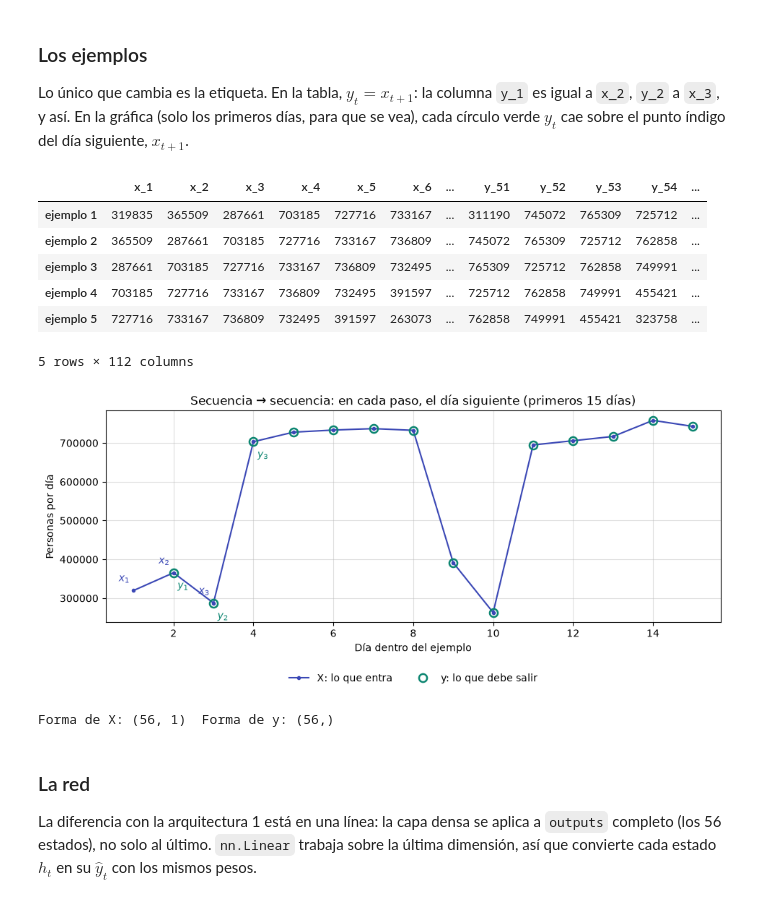
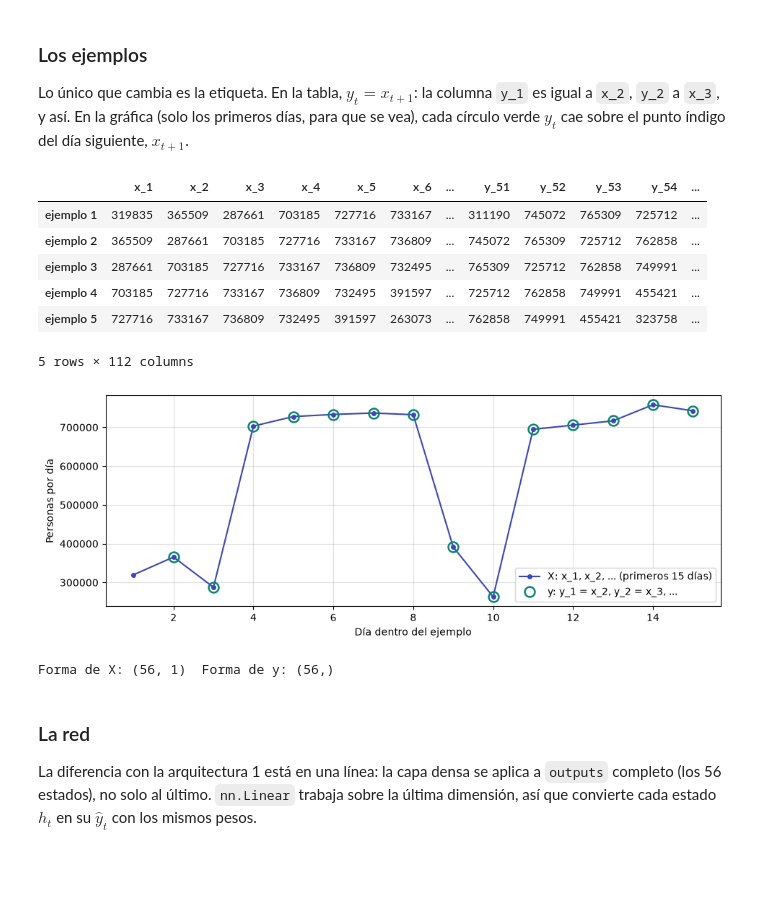
Before and after one commit to omarcastano/deeplearning-javeriana-site, a Jupyter notebook: modulo_2/unidad_2/3_experiencia/nueva/4_Script2_M2_U2_arquitecturas_pytorch.ipynb, the cells around one changed output. Drawn from its saved outputs; the diff is of its cells as text; code cells hidden in the pictures; blank space fills up the shorter version.

```diff
--- a/modulo_2/unidad_2/3_experiencia/nueva/4_Script2_M2_U2_arquitecturas_pytorch.ipynb
+++ b/modulo_2/unidad_2/3_experiencia/nueva/4_Script2_M2_U2_arquitecturas_pytorch.ipynb
@@ -38,8 +38,9 @@ import torch
 import torch.nn as nn
 from torch.utils.data import DataLoader, Dataset
 import matplotlib.pyplot as plt
-from matplotlib.patches import FancyBboxPatch
 from tqdm import tqdm
+
+INDIGO, TEAL, CORAL = "#3A47B5", "#0B8570", "#C03F32"   # colores de la presentación: lo que entra, lo que sale y el pronóstico
 
 torch.manual_seed(42)
 device = "cuda" if torch.cuda.is_available() else "cpu"
@@ -399,30 +332,34 @@ Lo único que cambia es la etiqueta. En la tabla, $y_t = x_{t+1}$: la columna `y
 # %%
 class SeqToSeqDataset(WindowDataset):
     # Etiqueta = la ventana corrida un día: y_t = x_(t+1)
     def __len__(self):
         return len(self.values) - self.window_length
 
     def __getitem__(self, idx):
         end = idx + self.window_length
         return self.values[idx:end].unsqueeze(-1), self.values[idx + 1:end + 1]   # (56, 1) y (56,)
 
 
 train_set_2 = SeqToSeqDataset(rail_train)
 valid_set_2 = SeqToSeqDataset(rail_valid)
 windows_table(train_set_2)
 
 X, y = train_set_2[0]
-plot_example(X[:15, 0], y[:14], y_start=2, labels=(1, 2, 3), title="Secuencia → secuencia: en cada paso, el día siguiente (primeros 15 días)")
+fig, ax = plt.subplots(figsize=(11, 3.8))
+ax.plot(np.arange(1, 16), X[:15, 0] * scale, "o-", color=INDIGO, ms=4, label="X: x_1, x_2, ... (primeros 15 días)")
+ax.plot(np.arange(2, 16), y[:14] * scale, "o", color=TEAL, ms=10, mfc="none", mew=1.8, label="y: y_1 = x_2, y_2 = x_3, ...")
+ax.set_xlabel("Día dentro del ejemplo"); ax.set_ylabel("Personas por día"); ax.grid(alpha=0.4); ax.legend(loc="lower right")
+plt.show()
 print("Forma de X:", tuple(X.shape), " Forma de y:", tuple(y.shape))
 # %% [output]
 |  | x_1 | x_2 | x_3 | x_4 | x_5 | x_6 | ... | y_51 | y_52 | y_53 | y_54 | ... |
 | ejemplo 1 | 319835 | 365509 | 287661 | 703185 | 727716 | 733167 | ... | 311190 | 745072 | 765309 | 725712 | ... |
 | ejemplo 2 | 365509 | 287661 | 703185 | 727716 | 733167 | 736809 | ... | 745072 | 765309 | 725712 | 762858 | ... |
 | ejemplo 3 | 287661 | 703185 | 727716 | 733167 | 736809 | 732495 | ... | 765309 | 725712 | 762858 | 749991 | ... |
 | ejemplo 4 | 703185 | 727716 | 733167 | 736809 | 732495 | 391597 | ... | 725712 | 762858 | 749991 | 455421 | ... |
 | ejemplo 5 | 727716 | 733167 | 736809 | 732495 | 391597 | 263073 | ... | 762858 | 749991 | 455421 | 323758 | ... |
 5 rows × 112 columns
-[figure, old version]
+[figure, new version]
 Forma de X: (56, 1)  Forma de y: (56,)
 # %% [markdown]
 ### La red
```
Also changed, not shown: parts of 18 cells of this notebook, 6 other files.
